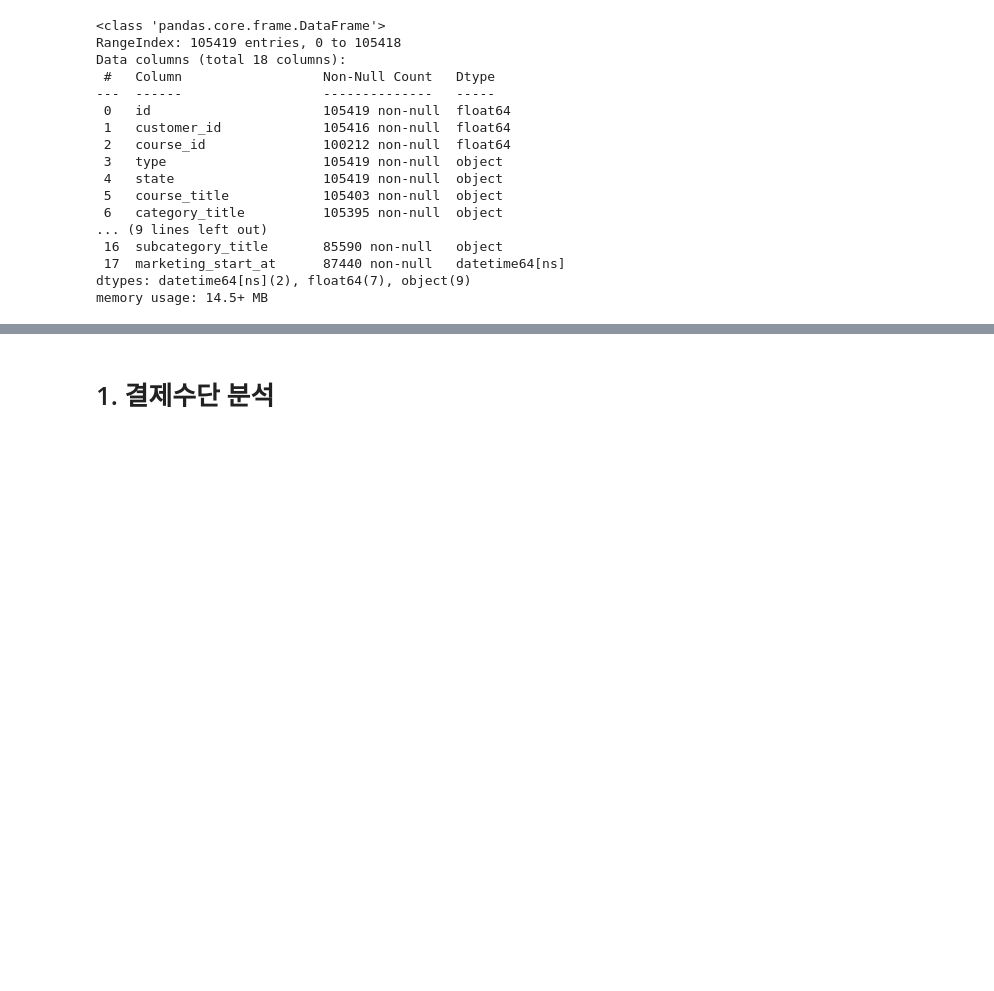
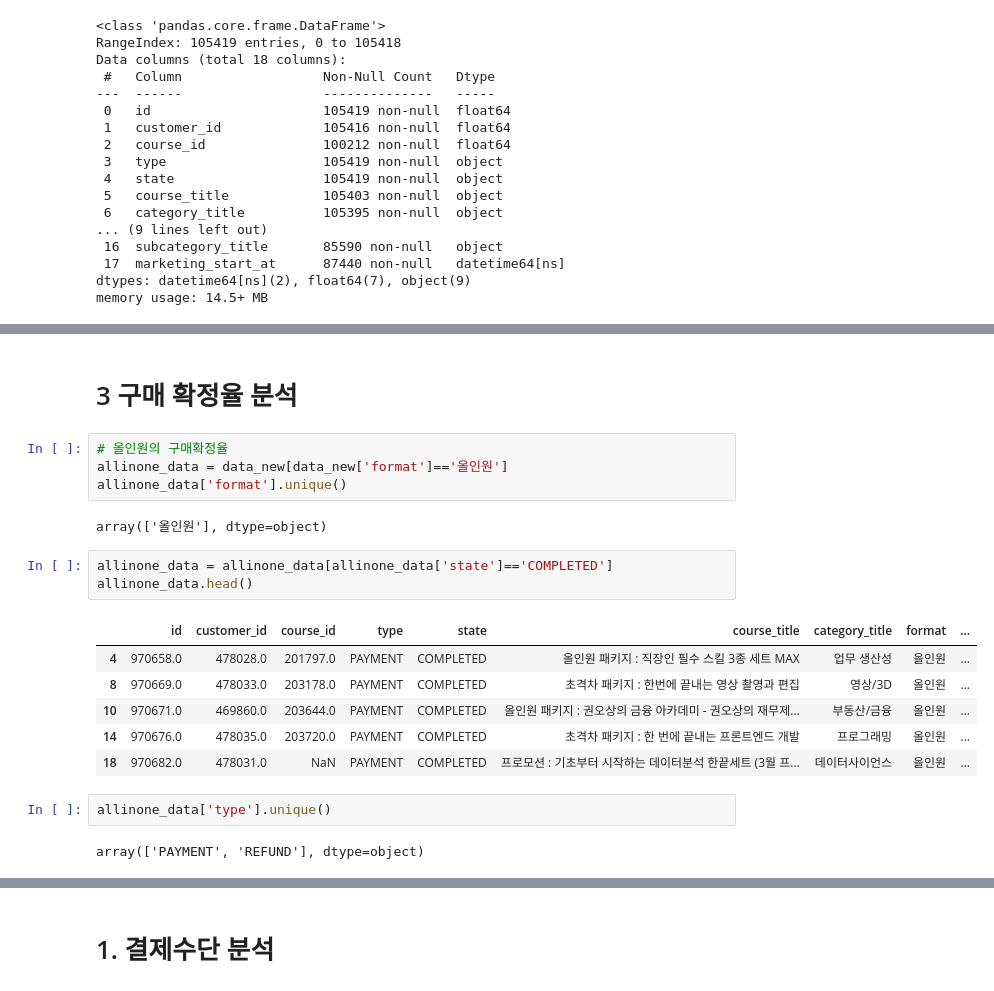
Before and after one commit to yd-online3/fc_miniproject, a Jupyter notebook: fc_mini_정인식.ipynb, the cells around one changed output, grey strips where cells are left out. Saved outputs shown, nothing was run; the diff lists cells and outputs as text; blank space fills up the shorter version.

```diff
--- a/fc_mini_정인식.ipynb
+++ b/fc_mini_정인식.ipynb
@@ -175,0 +170,22 @@ array(['PAYMENT', 'REFUND'], dtype=object)
+# %% [markdown]
+# 3 구매 확정율 분석
+# %%
+# 올인원의 구매확정율
+allinone_data = data_new[data_new['format']=='올인원']
+allinone_data['format'].unique()
+# %% [output]
+array(['올인원'], dtype=object)
+# %%
+allinone_data = allinone_data[allinone_data['state']=='COMPLETED']
+allinone_data.head()
+# %% [output]
+|  | id | customer_id | course_id | type | state | course_title | category_title | format | ... |
+| 4 | 970658.0 | 478028.0 | 201797.0 | PAYMENT | COMPLETED | 올인원 패키지 : 직장인 필수 스킬 3종 세트 MAX | 업무 생산성 | 올인원 | ... |
+| 8 | 970669.0 | 478033.0 | 203178.0 | PAYMENT | COMPLETED | 초격차 패키지 : 한번에 끝내는 영상 촬영과 편집 | 영상/3D | 올인원 | ... |
+| 10 | 970671.0 | 469860.0 | 203644.0 | PAYMENT | COMPLETED | 올인원 패키지 : 권오상의 금융 아카데미 - 권오상의 재무제... | 부동산/금융 | 올인원 | ... |
+| 14 | 970676.0 | 478035.0 | 203720.0 | PAYMENT | COMPLETED | 초격차 패키지 : 한 번에 끝내는 프론트엔드 개발 | 프로그래밍 | 올인원 | ... |
+| 18 | 970682.0 | 478031.0 | NaN | PAYMENT | COMPLETED | 프로모션 : 기초부터 시작하는 데이터분석 한끝세트 (3월 프... | 데이터사이언스 | 올인원 | ... |
+# %%
+allinone_data['type'].unique()
+# %% [output]
+array(['PAYMENT', 'REFUND'], dtype=object)
```
Also changed, not shown: parts of 68 cells of this notebook.
